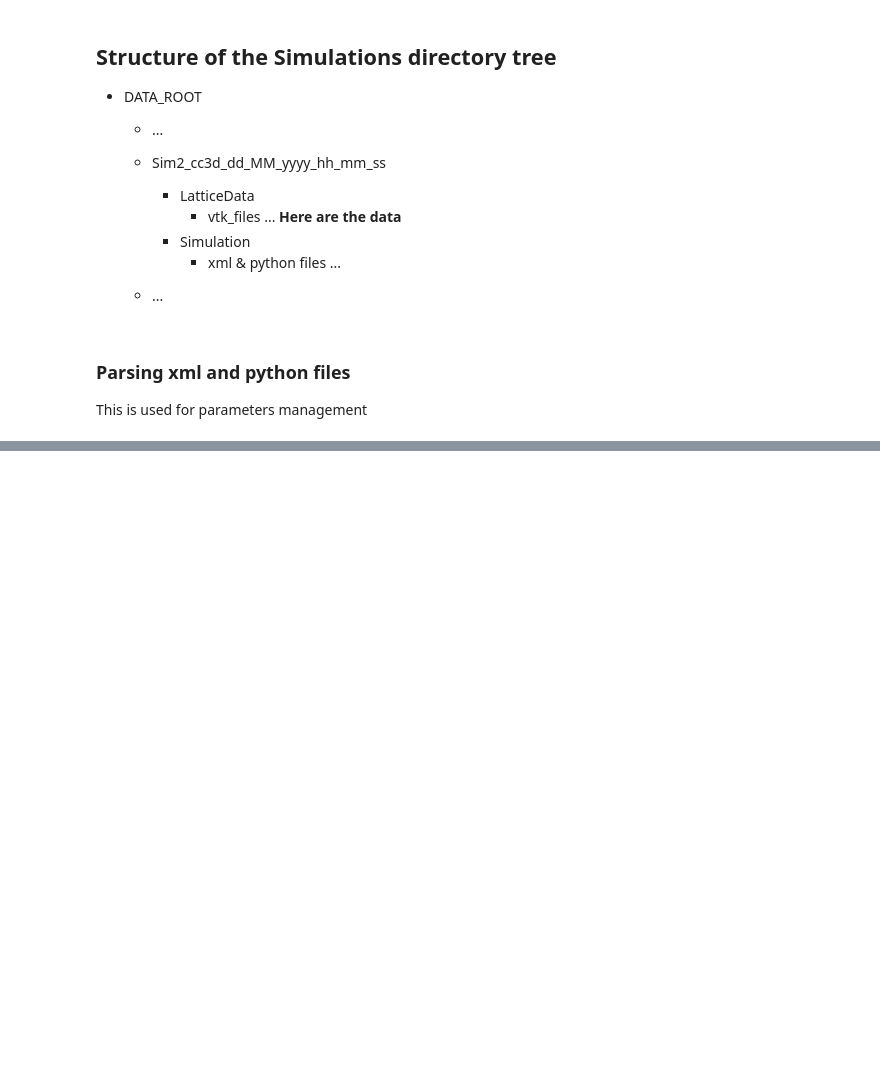
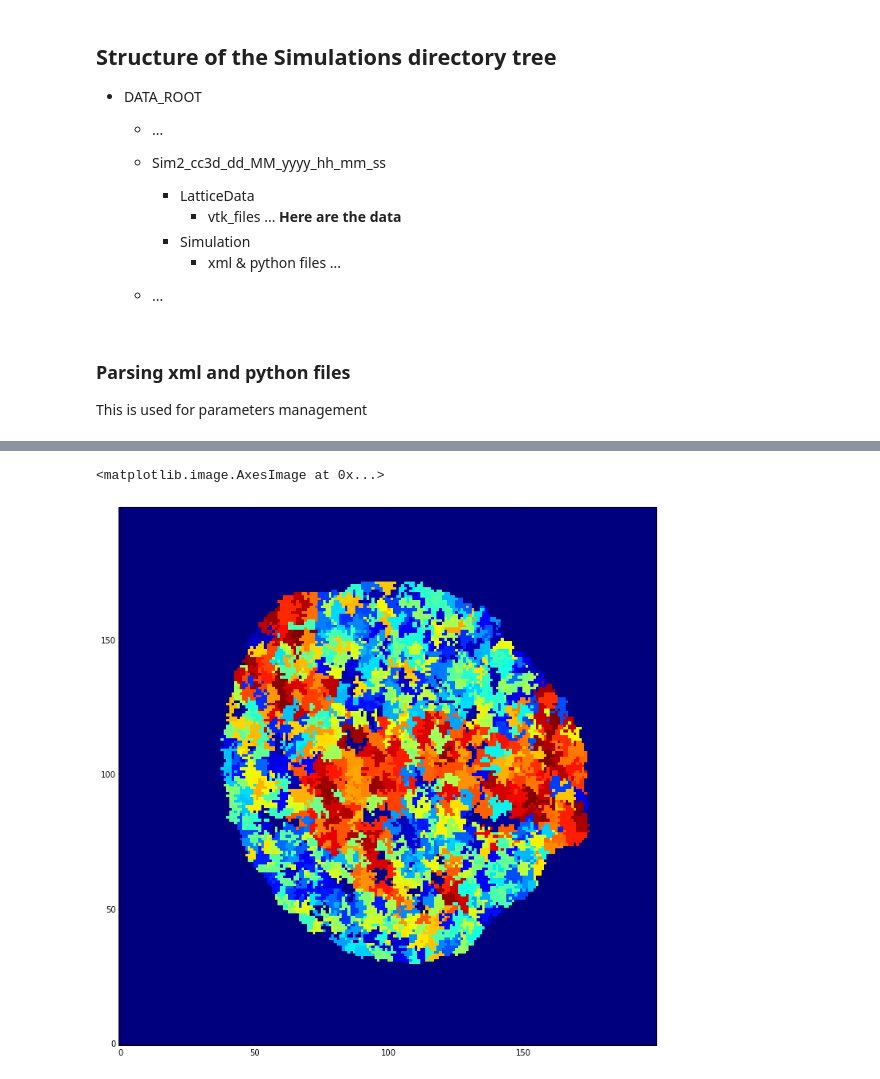
Before and after one commit to glyg/CancerStemCells_GGH, a Jupyter notebook: Notebooks/CompuCell3D simulations Importer.ipynb, the cells around one changed output, grey strips where cells are left out. Drawn from its saved outputs; the diff is of its cells as text; code cells hidden in the pictures; blank space fills up the shorter version.

```diff
--- a/Notebooks/CompuCell3D simulations Importer.ipynb
+++ b/Notebooks/CompuCell3D simulations Importer.ipynb
@@ -252,8 +281,0 @@ data_fields, step_values = parse_all_vtks(sim_dict['vtk_files'], sim_dict, field
-# %%
-
-def get_pix_entropy():
-    pix_entropy = rank.entropy(cell_type_field.astype(np.uint8), disk(2))
-
-
-data_fields['PixelEntropy'] = np.array([rank.entropy(cell_type.astype(np.uint8), disk(2))
-                                        for cell_type in data_fields['CellType']])
@@ -413,0 +419,10 @@ fig
+# %%
+fig, ax = plt.subplots()
+
+fig.set_size_inches(12, 12)
+
+ax.imshow(tumor1.data_fields['CellId'][frame_num],
+           cmap='jet', origin='lower', interpolation='nearest')
+# %% [output]
+<matplotlib.image.AxesImage at 0x...>
+[figure, added]
```
Also changed, not shown: parts of 42 cells of this notebook, 2 other files.
